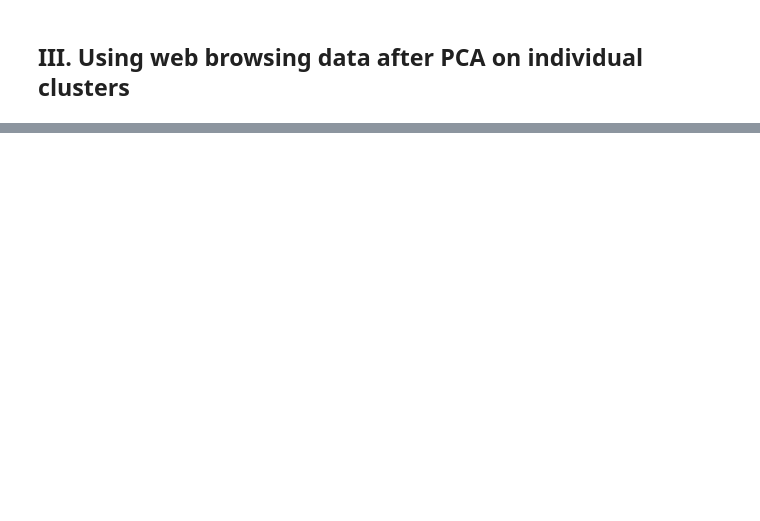
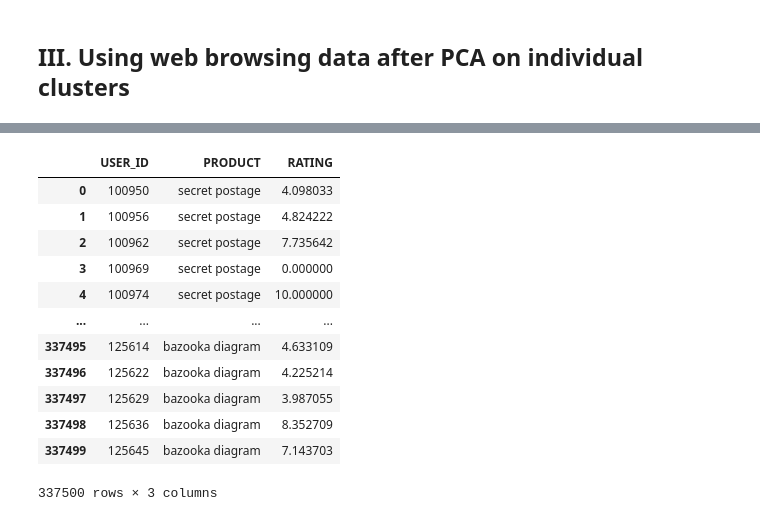
Before and after one commit to ZBoroda/math122-final, a Jupyter notebook: predict_ratings.ipynb, the cells around one changed output, grey strips where cells are left out. Saved outputs shown, nothing was run; the diff lists cells and outputs as text; code cells hidden in the pictures; blank space fills up the shorter version.

```diff
--- a/predict_ratings.ipynb
+++ b/predict_ratings.ipynb
@@ -229,0 +286,16 @@ Train loss after epoch #1400 is: 0.17206247992473406
+# %%
+pd.read_csv('predictions.csv')
+# %% [output]
+|  | USER_ID | PRODUCT | RATING |
+| 0 | 100950 | secret postage | 4.098033 |
+| 1 | 100956 | secret postage | 4.824222 |
+| 2 | 100962 | secret postage | 7.735642 |
+| 3 | 100969 | secret postage | 0.000000 |
+| 4 | 100974 | secret postage | 10.000000 |
+| ... | ... | ... | ... |
+| 337495 | 125614 | bazooka diagram | 4.633109 |
+| 337496 | 125622 | bazooka diagram | 4.225214 |
+| 337497 | 125629 | bazooka diagram | 3.987055 |
+| 337498 | 125636 | bazooka diagram | 8.352709 |
+| 337499 | 125645 | bazooka diagram | 7.143703 |
+337500 rows × 3 columns
```
Also changed, not shown: parts of 6 cells of this notebook.
